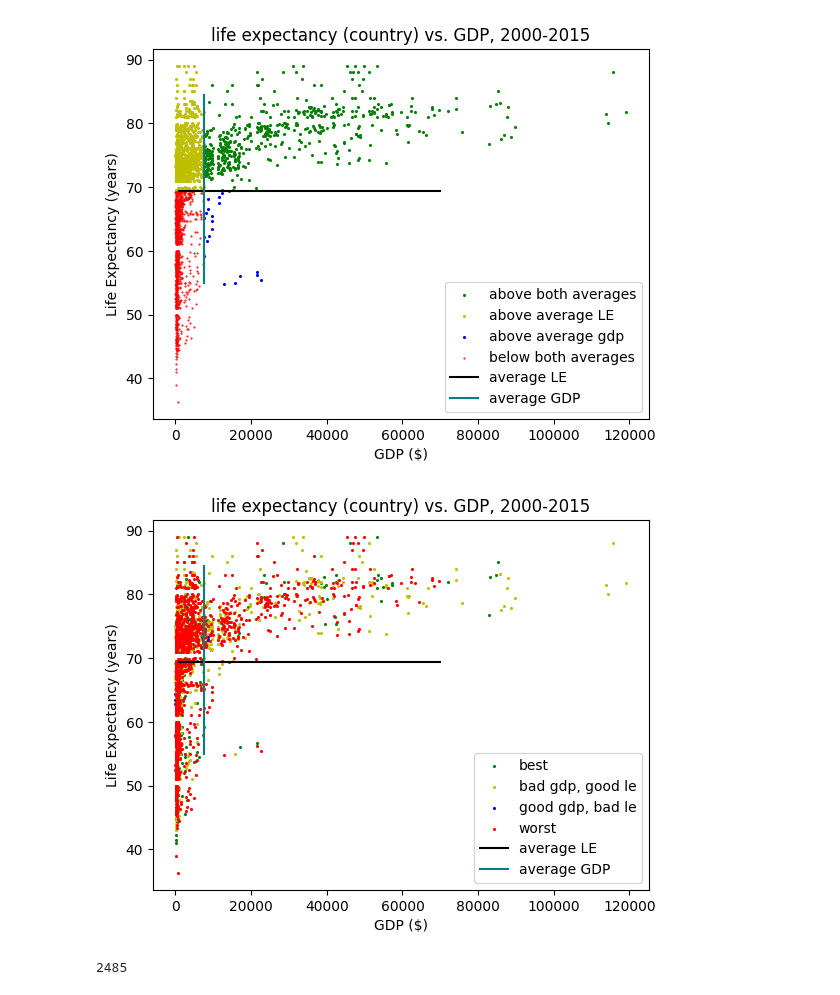
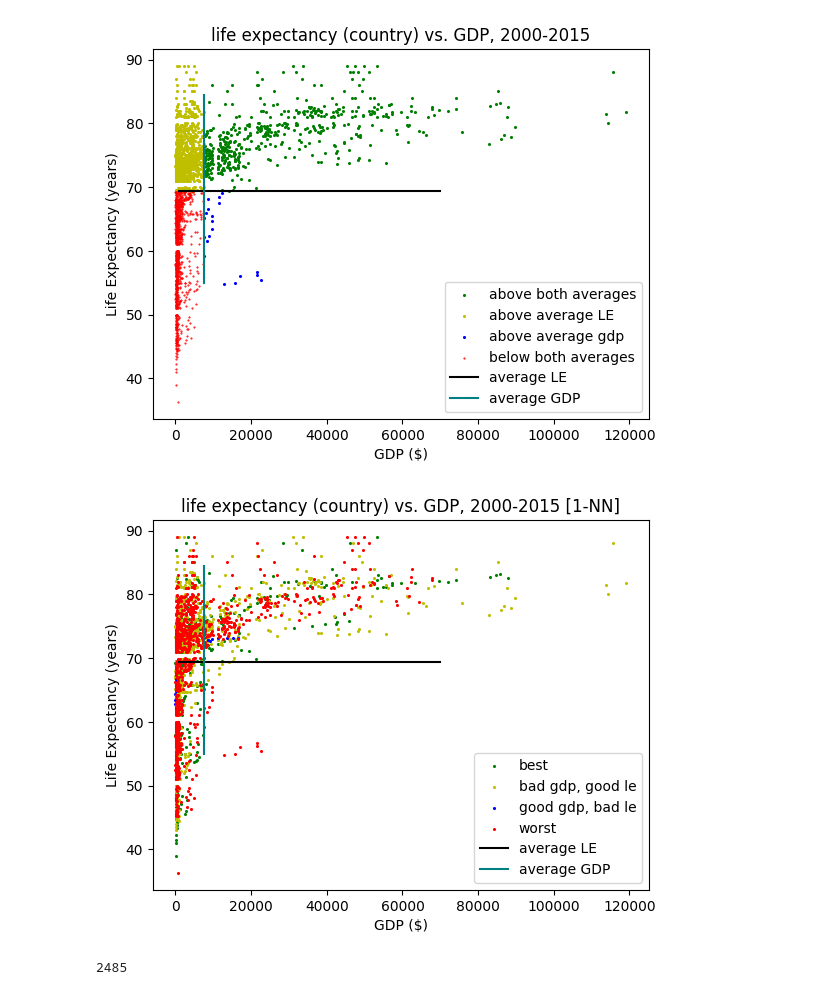
Before and after one commit to DolevArtzi/algsforbigdata, a Jupyter notebook: regression_testing.ipynb, the cells around one changed output. Drawn from its saved outputs; the diff is of its cells as text; code cells hidden in the pictures.

Commit message:
add to title

```diff
--- a/regression_testing.ipynb
+++ b/regression_testing.ipynb
@@ -92,7 +92,7 @@ def extract_categories(predictions):
 
 from sklearn.neighbors import KNeighborsClassifier
 import numpy as np
-n = KNeighborsClassifier(n_neighbors=3)
+n = KNeighborsClassifier(n_neighbors=1)
 categories = [1,2,3,4]
 y = []
 cats = [cat1,cat2,cat3,cat4]
@@ -101,35 +101,35 @@ for i,cat in enumerate(cats):
         y.append(i+1)
 y = np.array(y)
 X = np.array(list(zip(gdps,les)))
 classifier = n.fit(X,y)
 predictions = classifier.predict(X)
 cats = extract_categories(predictions)
 colors = ['g','y','b','r']
 p.plotGeneric(data=cats[3],label='best',
                     scatterArgs={'s':1.5,'color':'g'},
                     wait=True)
 p._legend()
 p.plotGeneric(data=cats[1],label='bad gdp, good le',
                     scatterArgs={'s':1.5,'color':'y'},
                     wait=True)
 p._legend()
 p.plotGeneric(data=cats[2],label='good gdp, bad le',
                     scatterArgs={'s':1.5,'color':'b'},
                     wait=True)
 p._legend()
 p.plotGeneric(data=cats[0],label='worst',
                     scatterArgs={'s':1.5,'color':'r'},
                     wait=True,
-                    chart={'title':'life expectancy (country) vs. GDP, 2000-2015',
+                    chart={'title':'life expectancy (country) vs. GDP, 2000-2015 [1-NN]',
                            'xlabel':'GDP ($)',
                            'ylabel':'Life Expectancy (years)'})
 plt.plot([1000,70000],[avg_le,avg_le],label='average LE',color='black')
 plt.plot([avg_gdp,avg_gdp],[55,84.5],label='average GDP',color='teal')
 # plt.plot([])
 plt.legend()
 p._showPlt()
 # %% [output]
-[figure, old version]
+[figure, new version]
 # %%
 !pip3 install scikit-learn
 # %%
```
